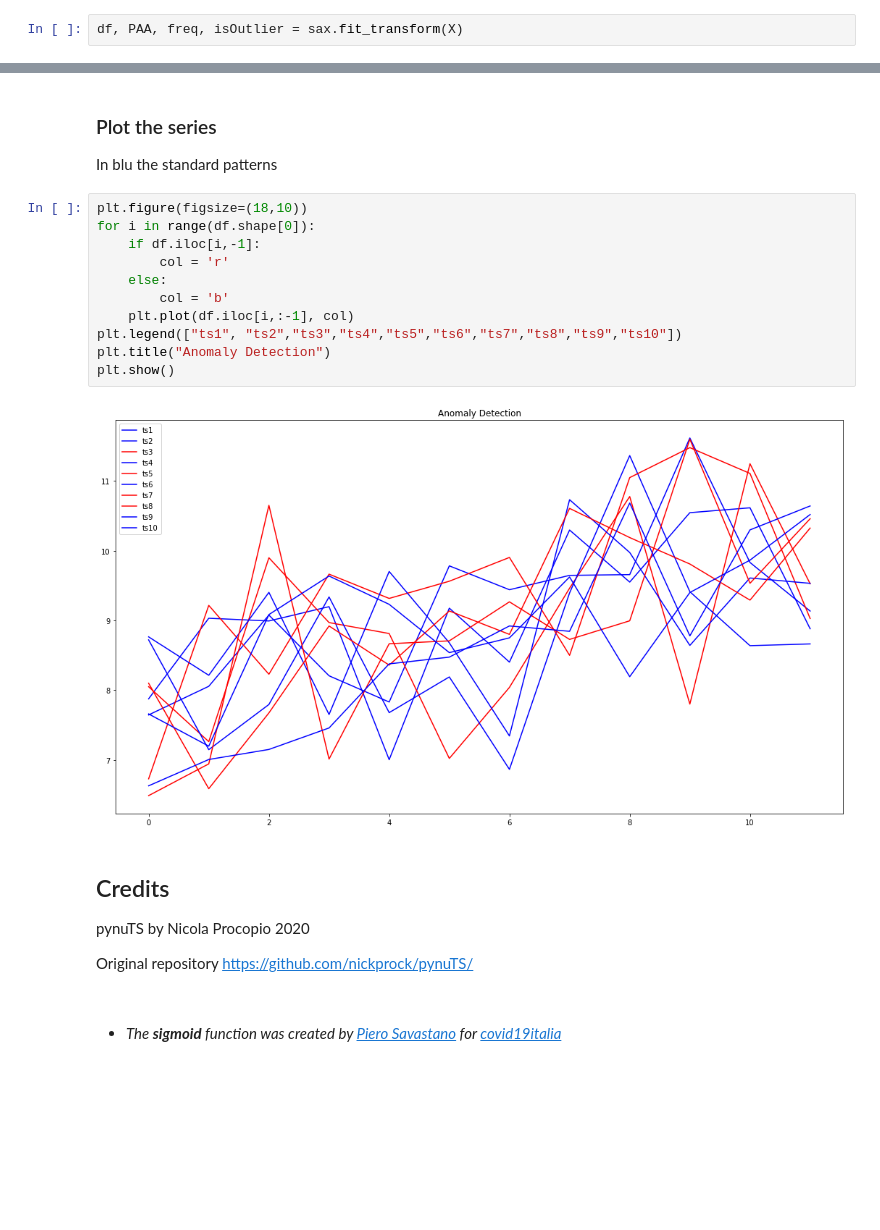
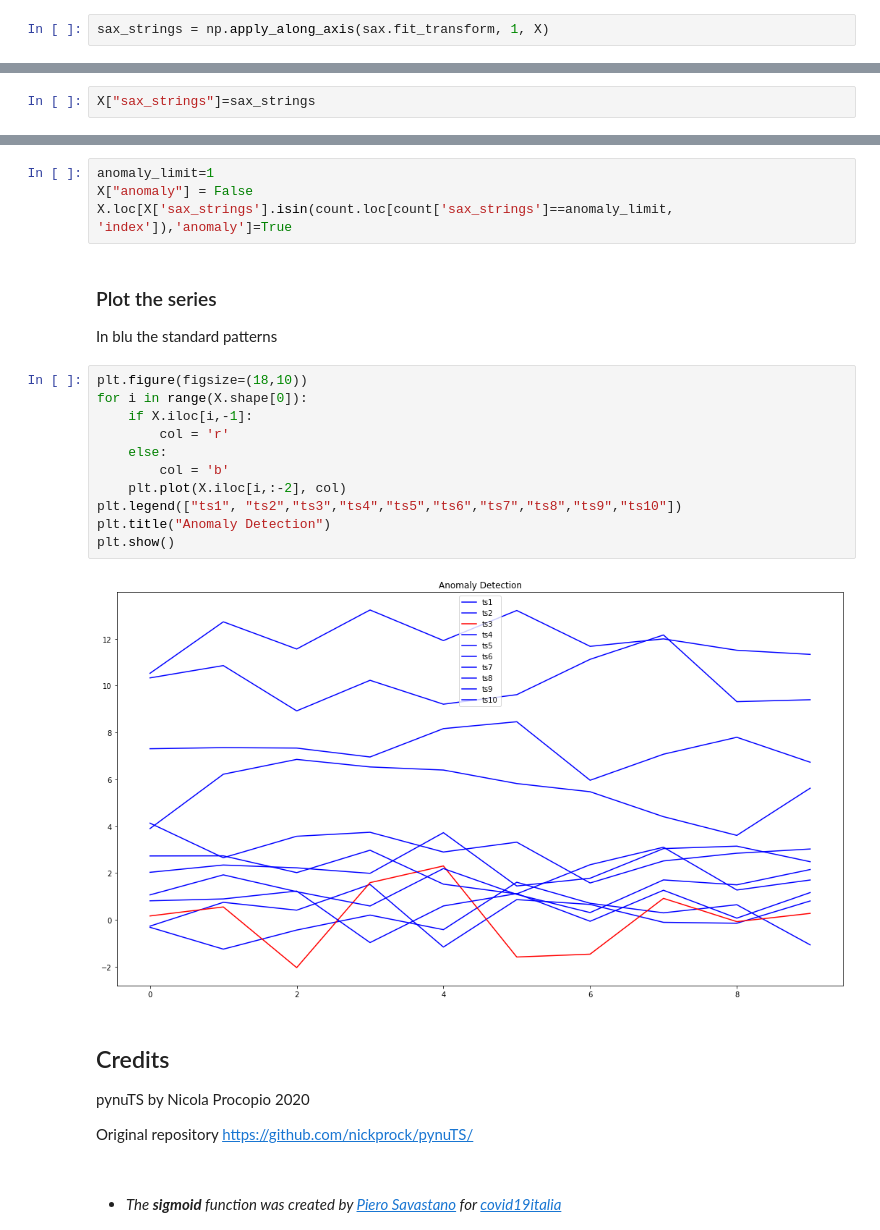
Before and after one commit to nickprock/pynuTS, a Jupyter notebook: demos/SAXEncoding_Demo.ipynb, the cells around one changed output, grey strips where cells are left out. Saved outputs shown, nothing was run; the diff lists cells and outputs as text; blank space fills up the shorter version.

```diff
--- a/demos/SAXEncoding_Demo.ipynb
+++ b/demos/SAXEncoding_Demo.ipynb
@@ -102,5 +105,5 @@ sax = SAXEncoding(windows=4)
-# %%
-df, PAA, freq, isOutlier = sax.fit_transform(X)
+# %%
+sax_strings = np.apply_along_axis(sax.fit_transform, 1, X)
 # %% [markdown]
 ## Dimensionality Reduction with **Piecewise Aggregate Approximation**
 
@@ -121,0 +118,2 @@ PAA
+# %%
+X["sax_strings"]=sax_strings
@@ -122,20 +124,24 @@ PAA
+# %%
+anomaly_limit=1
+X["anomaly"] = False
+X.loc[X['sax_strings'].isin(count.loc[count['sax_strings']==anomaly_limit, 'index']),'anomaly']=True
 # %% [markdown]
 ### Plot the series
 
 In blu the standard patterns
 # %%
 plt.figure(figsize=(18,10))
-for i in range(df.shape[0]):
-    if df.iloc[i,-1]:
+for i in range(X.shape[0]):
+    if X.iloc[i,-1]:
         col = 'r'
     else:
         col = 'b'
-    plt.plot(df.iloc[i,:-1], col)
+    plt.plot(X.iloc[i,:-2], col)
 plt.legend(["ts1", "ts2","ts3","ts4","ts5","ts6","ts7","ts8","ts9","ts10"])
 plt.title("Anomaly Detection")
 plt.show()
 # %% [output]
-[figure, old version]
+[figure, new version]
 # %% [markdown]
 ## Credits
 
```
Also changed, not shown: parts of 11 cells of this notebook.
